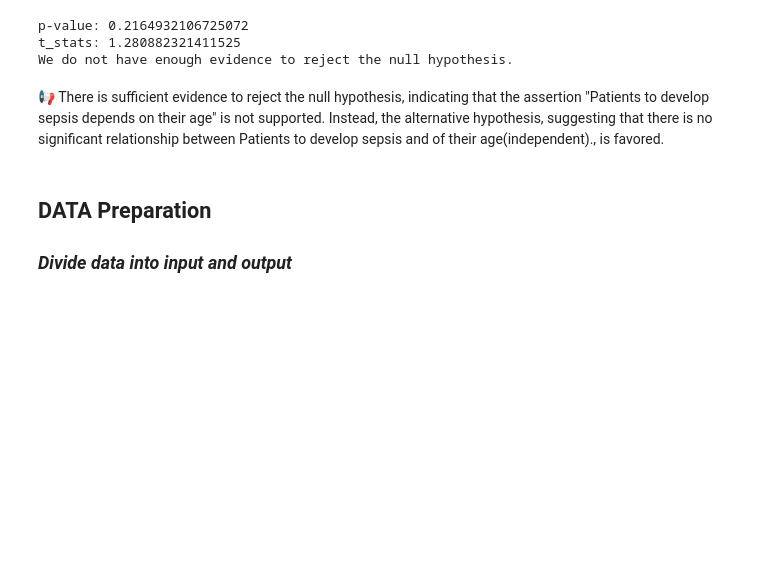
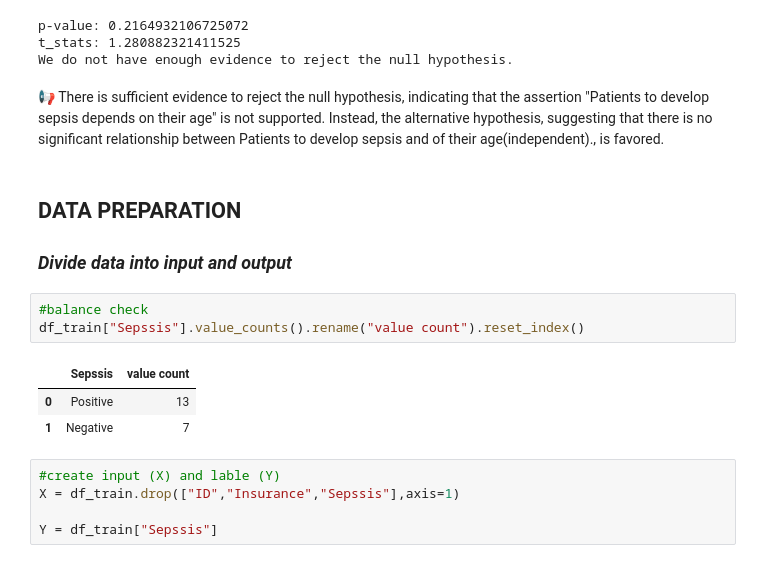
Before and after one commit to Code-str8/sepsis-prediction-api, a Jupyter notebook: sepsis.ipynb, the cells around one changed output. Cells and saved outputs as stored; diff of their text form; blank space fills up the shorter version.

```diff
--- a/sepsis.ipynb
+++ b/sepsis.ipynb
@@ -474,6 +490,18 @@ We do not have enough evidence to reject the null hypothesis.
 # %% [markdown]
 📢 There is sufficient evidence to reject the null hypothesis, indicating that the assertion "Patients to develop sepsis depends on their age" is not supported. Instead, the alternative hypothesis, suggesting that there is no significant relationship between Patients to develop sepsis and of their age(independent)., is favored.
 # %% [markdown]
-## DATA Preparation
+## DATA PREPARATION
 
 ### *Divide data into input and output*
+# %%
+#balance check
+df_train["Sepssis"].value_counts().rename("value count").reset_index()
+# %% [output]
+|  | Sepssis | value count |
+| 0 | Positive | 13 |
+| 1 | Negative | 7 |
+# %%
+#create input (X) and lable (Y)
+X = df_train.drop(["ID","Insurance","Sepssis"],axis=1)
+
+Y = df_train["Sepssis"]
```
Also changed, not shown: parts of 13 cells of this notebook, 1 other file.
